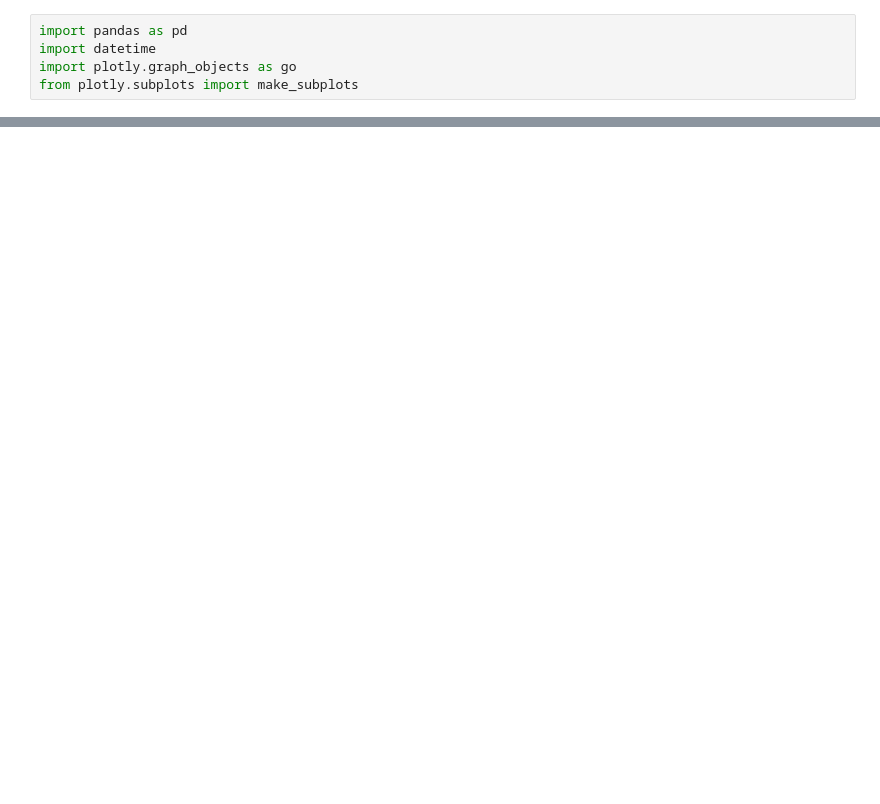
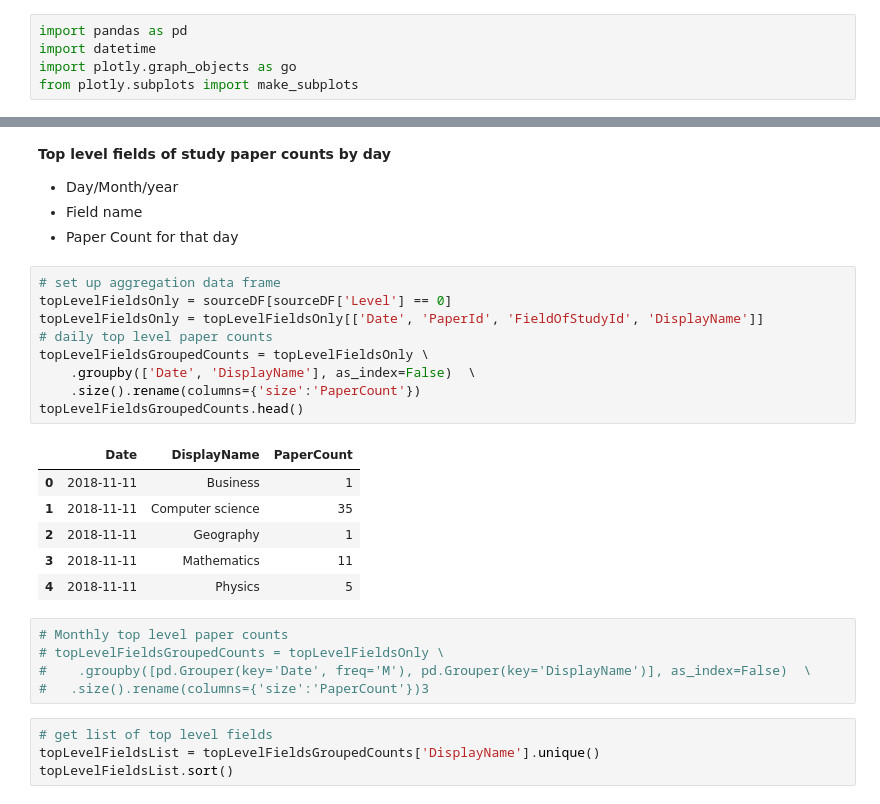
Before and after one commit to alexsfisher/INFSCI2415-InfoVis, a Jupyter notebook: Final.ipynb, the cells around one changed output, grey strips where cells are left out. Drawn from its saved outputs; the diff is of its cells as text; blank space fills up the shorter version.

```diff
--- a/Final.ipynb
+++ b/Final.ipynb
@@ -153,0 +23,30 @@ fig.show()
+# %% [markdown]
+**Top level fields of study paper counts by day**
+- Day/Month/year
+- Field name
+- Paper Count for that day
+# %%
+# set up aggregation data frame
+topLevelFieldsOnly = sourceDF[sourceDF['Level'] == 0]
+topLevelFieldsOnly = topLevelFieldsOnly[['Date', 'PaperId', 'FieldOfStudyId', 'DisplayName']]
+# daily top level paper counts
+topLevelFieldsGroupedCounts = topLevelFieldsOnly \
+    .groupby(['Date', 'DisplayName'], as_index=False)  \
+    .size().rename(columns={'size':'PaperCount'})
+topLevelFieldsGroupedCounts.head()
+# %% [output]
+|  | Date | DisplayName | PaperCount |
+| 0 | 2018-11-11 | Business | 1 |
+| 1 | 2018-11-11 | Computer science | 35 |
+| 2 | 2018-11-11 | Geography | 1 |
+| 3 | 2018-11-11 | Mathematics | 11 |
+| 4 | 2018-11-11 | Physics | 5 |
+# %%
+# Monthly top level paper counts
+# topLevelFieldsGroupedCounts = topLevelFieldsOnly \
+#    .groupby([pd.Grouper(key='Date', freq='M'), pd.Grouper(key='DisplayName')], as_index=False)  \
+#   .size().rename(columns={'size':'PaperCount'})3
+# %%
+# get list of top level fields
+topLevelFieldsList = topLevelFieldsGroupedCounts['DisplayName'].unique()
+topLevelFieldsList.sort()
```
Also changed, not shown: parts of 13 cells of this notebook.
